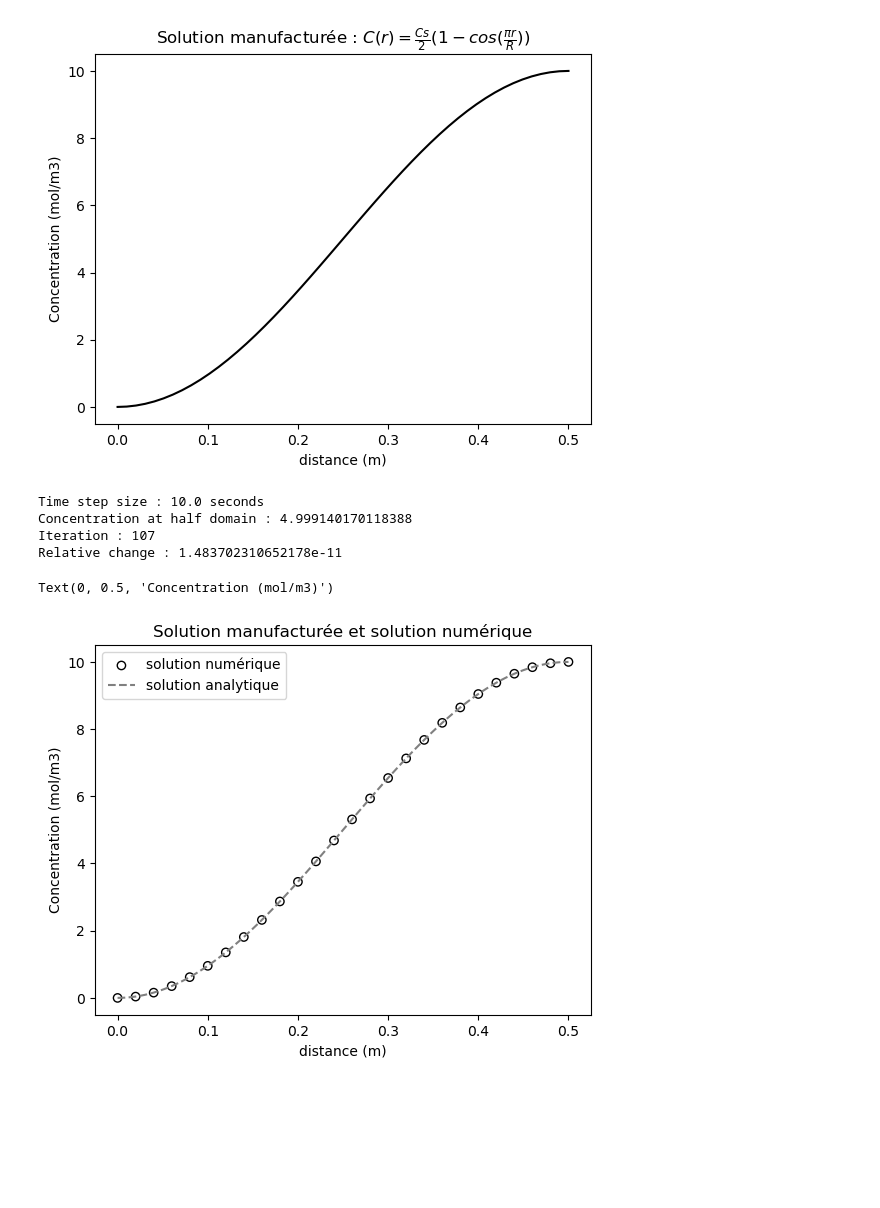
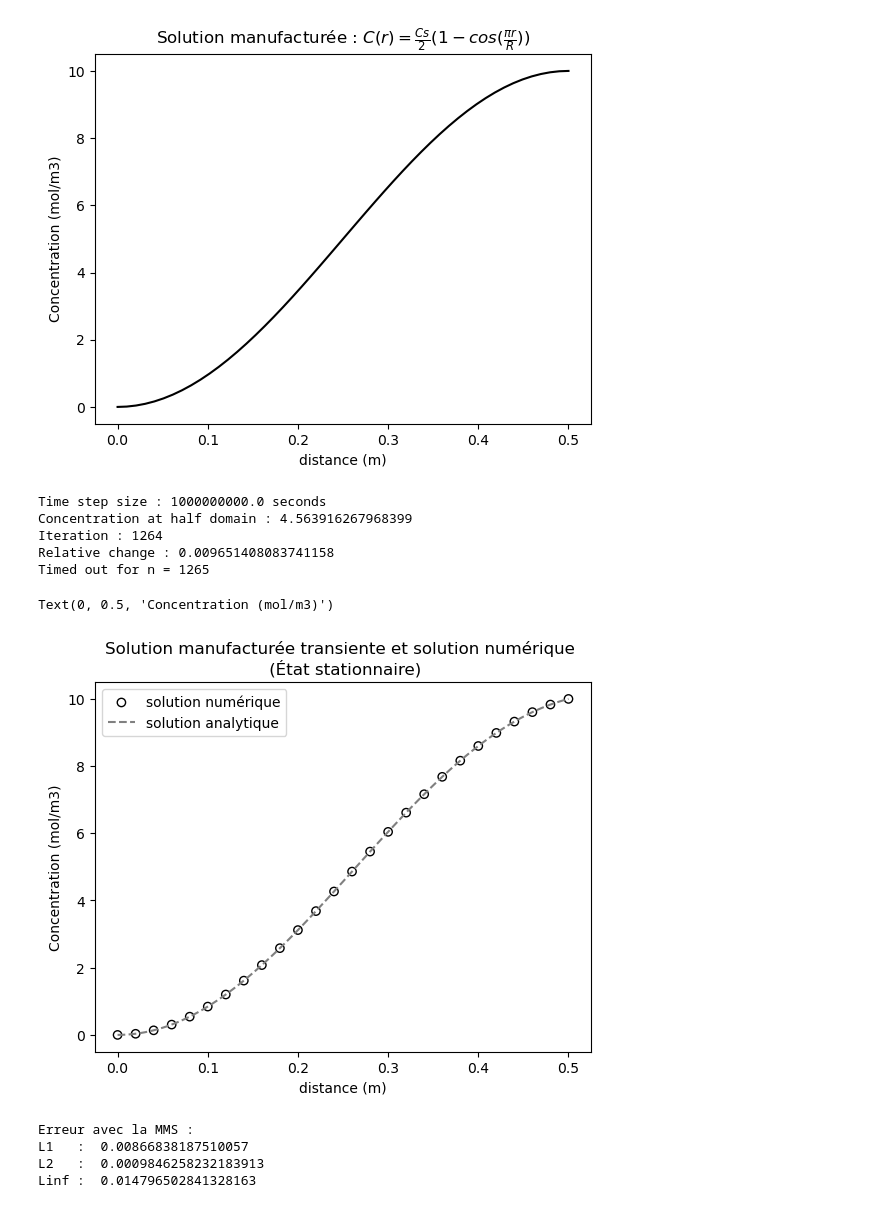
Before and after one commit to olivecha/MEC8211, a Jupyter notebook: devoir2/scratch.ipynb, the cells around one changed output. Drawn from its saved outputs; the diff is of its cells as text; code cells hidden in the pictures; blank space fills up the shorter version.

Commit message:
added transient manufactured solution

```diff
--- a/devoir2/scratch.ipynb
+++ b/devoir2/scratch.ipynb
@@ -135,0 +167,16 @@ Linf : 2.0434080577059994 0.846144020634096
+# %%
+def mms_source_time(r, t):
+    De = 1e-10
+    Cs = 10.0
+    R = 0.5
+    r = np.max([r, np.ones_like(r)*1e-20], axis=0)
+    t = np.max([t, np.ones_like(t)*1e-20], axis=0)
+    T1 = - De*(np.pi**2*Cs*np.cos(np.pi*r/R)/(2*R**2) + 4*r*np.log(t) - 2*(R - r)*np.log(t))
+    T2 = - De*(np.pi*Cs*np.sin(np.pi*r/R)/(2*R) + r**2*np.log(t) + 2*r*(-R + r)*np.log(t))/r
+    T3 = r**2*(-R + r)/t
+    return T1 + T2 + T3
+
+def mms_time(r, t):
+    Cs = 10.0
+    R = 0.5
+    return Cs*(1 - np.cos(np.pi*r/R))/2 + r**2*(-R + r)*np.log(t+1)
@@ -144,21 +204,32 @@ plt.show()
 # %% [output]
 [figure]
 # %%
-sol = ManufacturedSol(101, mms_source_cos)
-Cmn, Rmn = sol.solve_with_residual(verbose=True, max_solve_time=5.0, min_steps=100, step_size=1e8, solve_tol=1e-9, min_time=1)
+sol = ManufacturedSol(101, mms_source_time)
+Cmn, Rmn = sol.solve_with_residual(verbose=True, max_solve_time=10.0, min_steps=100, step_size=1e9, solve_tol=1e-9)
 plt.scatter(Rmn[::4], Cmn[::4], edgecolor='k', facecolors='none', label='solution numérique')
-plt.plot(Rmn, mms_cos(Rmn), color='0.5', linestyle="--", label='solution analytique')
-plt.title(r"Solution manufacturée et solution numérique")
+plt.plot(Rmn, mms_time(Rmn, sol.t), color='0.5', linestyle="--", label='solution analytique')
+plt.title('Solution manufacturée transiente et solution numérique \n (État stationnaire)')
 plt.legend()
 plt.gca().set_xlabel('distance (m)')
 plt.gca().set_ylabel('Concentration (mol/m3)')
 # %% [output]
-Time step size : 10.0 seconds
-Concentration at half domain : 4.999140170118388
-Iteration : 107
-Relative change : 1.483702310652178e-11
+Time step size : 1000000000.0 seconds
+Concentration at half domain : 4.563916267968399
+Iteration : 1264
+Relative change : 0.009651408083741158
+Timed out for n = 1265
 Text(0, 0.5, 'Concentration (mol/m3)')
-[figure, old version]
+[figure, new version]
+# %%
+print('Erreur avec la MMS : ')
+print('L1   : ', nL1(Cmn ,mms_time(Rmn, NePro.t)))
+print('L2   : ', nL2(Cmn ,mms_time(Rmn, NePro.t)))
+print('Linf : ', nLi(Cmn ,mms_time(Rmn, NePro.t)))
+# %% [output]
+Erreur avec la MMS :
+L1   :  0.00866838187510057
+L2   :  0.0009846258232183913
+Linf :  0.014796502841328163
 # %%
 NL1 = []
 NL2 = []
```
Also changed, not shown: parts of 7 cells of this notebook.
